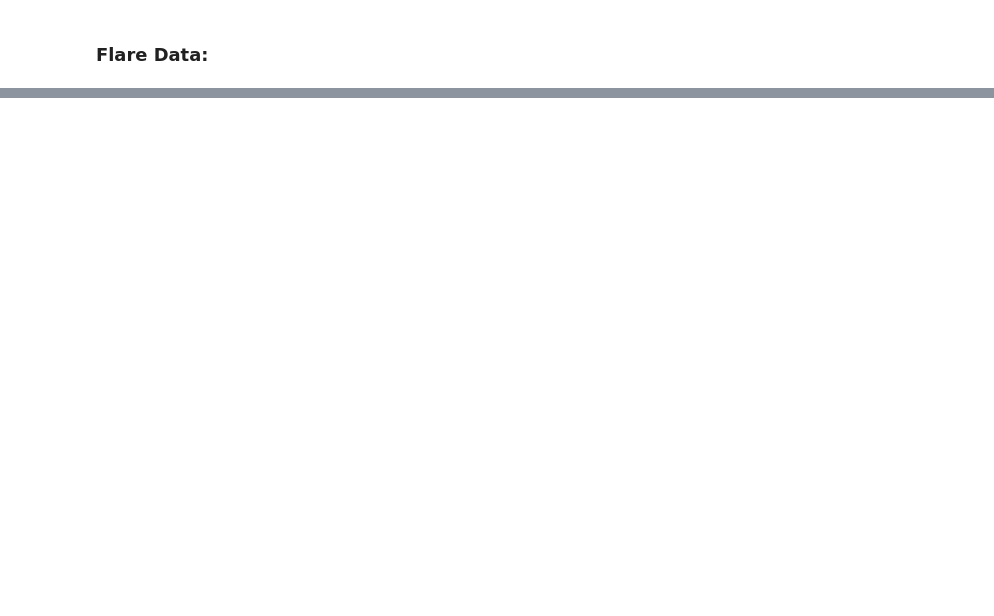
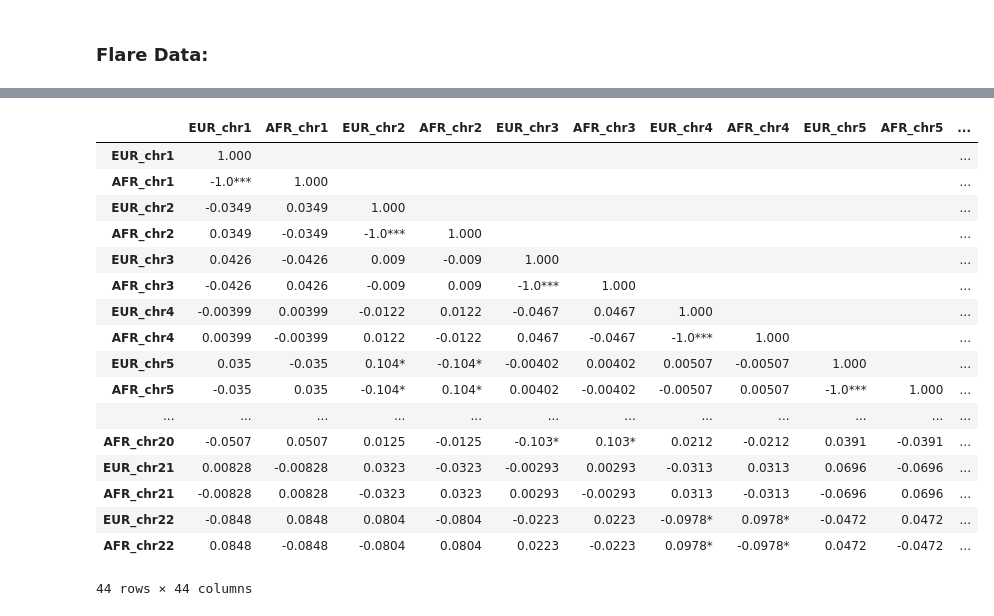
Before and after one commit to heart-gen/rfmix_reader-benchmarking, a Jupyter notebook: visualization/bivariate_tests/_h/working_notebook_mh.ipynb, the cells around one changed output, grey strips where cells are left out. Saved outputs shown, nothing was run; the diff lists cells and outputs as text; code cells hidden in the pictures; blank space fills up the shorter version.

Commit message:
Adds code for spearman r

```diff
--- a/visualization/bivariate_tests/_h/working_notebook_mh.ipynb
+++ b/visualization/bivariate_tests/_h/working_notebook_mh.ipynb
@@ -112,0 +369,27 @@ KeyboardInterrupt:
+# %%
+def spearman_corr_table(df):
+
+    df = df.drop(columns=['Sample'], errors='ignore')
+    cols = df.columns
+    n = len(cols)
+    corr_matrix = pd.DataFrame('', index=cols, columns=cols)
+
+    for i in range(n):
+        for j in range(n):
+            if i == j:
+                corr_matrix.iloc[i, j] = '1.000'
+            elif i > j:
+                corr, p = spearmanr(df[cols[i]], df[cols[j]])
+                if p < 0.001:
+                    stars = '***'
+                elif p < 0.01:
+                    stars = '**'
+                elif p < 0.05:
+                    stars = '*'
+                else:
+                    stars = ''
+                corr_str = f"{corr:.3}{stars}"
+                corr_matrix.iloc[i, j] = corr_str
+            else:
+                corr_matrix.iloc[i, j] = ''  # Blank upper triangle
+    return corr_matrix
@@ -112,0 +417,21 @@ KeyboardInterrupt:
+# %%
+spearman_corr_table(gt_data)
+# %% [output]
+|  | EUR_chr1 | AFR_chr1 | EUR_chr2 | AFR_chr2 | EUR_chr3 | AFR_chr3 | EUR_chr4 | AFR_chr4 | EUR_chr5 | AFR_chr5 | ... |
+| EUR_chr1 | 1.000 |  |  |  |  |  |  |  |  |  | ... |
+| AFR_chr1 | -1.0*** | 1.000 |  |  |  |  |  |  |  |  | ... |
+| EUR_chr2 | -0.0349 | 0.0349 | 1.000 |  |  |  |  |  |  |  | ... |
+| AFR_chr2 | 0.0349 | -0.0349 | -1.0*** | 1.000 |  |  |  |  |  |  | ... |
+| EUR_chr3 | 0.0426 | -0.0426 | 0.009 | -0.009 | 1.000 |  |  |  |  |  | ... |
+| AFR_chr3 | -0.0426 | 0.0426 | -0.009 | 0.009 | -1.0*** | 1.000 |  |  |  |  | ... |
+| EUR_chr4 | -0.00399 | 0.00399 | -0.0122 | 0.0122 | -0.0467 | 0.0467 | 1.000 |  |  |  | ... |
+| AFR_chr4 | 0.00399 | -0.00399 | 0.0122 | -0.0122 | 0.0467 | -0.0467 | -1.0*** | 1.000 |  |  | ... |
+| EUR_chr5 | 0.035 | -0.035 | 0.104* | -0.104* | -0.00402 | 0.00402 | 0.00507 | -0.00507 | 1.000 |  | ... |
+| AFR_chr5 | -0.035 | 0.035 | -0.104* | 0.104* | 0.00402 | -0.00402 | -0.00507 | 0.00507 | -1.0*** | 1.000 | ... |
+| ... | ... | ... | ... | ... | ... | ... | ... | ... | ... | ... | ... |
+| AFR_chr20 | -0.0507 | 0.0507 | 0.0125 | -0.0125 | -0.103* | 0.103* | 0.0212 | -0.0212 | 0.0391 | -0.0391 | ... |
+| EUR_chr21 | 0.00828 | -0.00828 | 0.0323 | -0.0323 | -0.00293 | 0.00293 | -0.0313 | 0.0313 | 0.0696 | -0.0696 | ... |
+| AFR_chr21 | -0.00828 | 0.00828 | -0.0323 | 0.0323 | 0.00293 | -0.00293 | 0.0313 | -0.0313 | -0.0696 | 0.0696 | ... |
+| EUR_chr22 | -0.0848 | 0.0848 | 0.0804 | -0.0804 | -0.0223 | 0.0223 | -0.0978* | 0.0978* | -0.0472 | 0.0472 | ... |
+| AFR_chr22 | 0.0848 | -0.0848 | -0.0804 | 0.0804 | 0.0223 | -0.0223 | 0.0978* | -0.0978* | 0.0472 | -0.0472 | ... |
+44 rows × 44 columns
```
Also changed, not shown: parts of 19 cells of this notebook.
